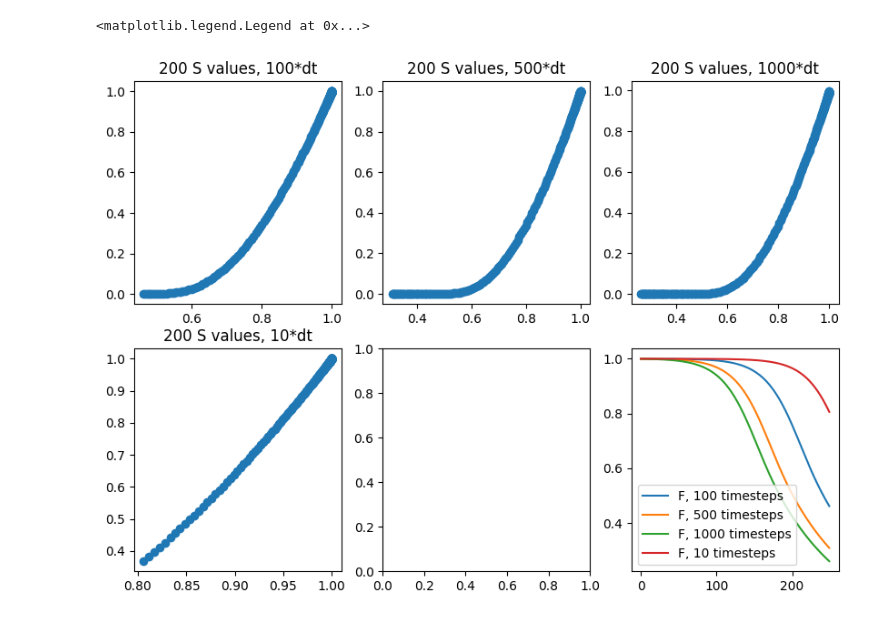
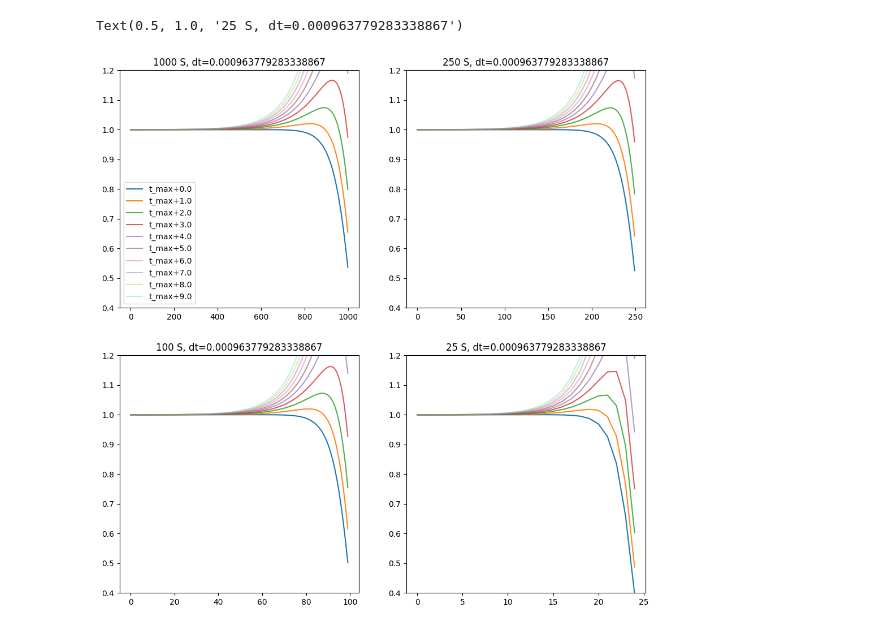
Before and after one commit to advil4rent/frasier, a Jupyter notebook: PDE.ipynb, the cells around one changed output. Drawn from its saved outputs; the diff is of its cells as text; code cells hidden in the pictures.

```diff
--- a/PDE.ipynb
+++ b/PDE.ipynb
@@ -155,7 +117,0 @@ ax[1,2].hist(P4, density = True, histtype = 'barstacked')#, alpha = 0.2)
-# %%
-F_test = np.exp(-S*t_max)
-plt.plot(F_test, label="decayed F")
-for t in T:
-    F_test = updateP(P = F_test, S = S, c =c, dt=dt)
-plt.plot(F_test, label="updated P")
-plt.legend()
@@ -165,9 +117,0 @@ plt.legend()
-# %%
-F_test = np.full([len(S)],1)
-for t in range(2):
-    F_test = updateF(F=F_test, S=S, c=c, dt=dt)
-plt.plot(F_test, label="F_decayed")
-F_alt = np.exp(-S*dt*2)
-for t in range(2):
-    F_test = updateP(P=F_test, S=S, c=c, dt=dt)
-plt.plot(F_test, label="P updated")
@@ -200,18 +118,40 @@ TypeError: updateFn() missing 1 required positional argument: 'c'
-# %%
-fig,ax = plt.subplots(2,3, figsize=(10,7))
-ax[0,0].scatter(F2_T, np.exp(-100*dt*S2))
-ax[0,1].scatter(F2_T2, np.exp(-500*dt*S2))
-ax[0,2].scatter(F2_T5, np.exp(-1000*dt*S2))
-ax[1,2].plot(F2_T, label="F, 100 timesteps")
-ax[1,2].plot(F2_T2 , label="F, 500 timesteps")
-ax[1,2].plot(F2_T5, label="F, 1000 timesteps")
-ax[1,2].plot(F2_T3, label="F, 10 timesteps")
-ax[0,0].set_title("200 S values, 100*dt")
-ax[0,1].set_title("200 S values, 500*dt")
-ax[0,2].set_title("200 S values, 1000*dt")
-ax[1,0].scatter(F2_T3, np.exp(-10*dt*S2))
-ax[1,0].set_title("200 S values, 10*dt")
-ax[1,2].legend()
-# %% [output]
-<matplotlib.legend.Legend at 0x...>
-[figure, removed]
+# %%
+#test P update past t_max at dt = dt/5
+fig, ax = plt.subplots(2,2, figsize = (12,12))
+ax[0,0].set_ylim(0.4,1.2)
+ax[0,1].set_ylim(0.4,1.2)
+ax[1,0].set_ylim(0.4,1.2)
+ax[1,1].set_ylim(0.4,1.2)
+P=F
+P1 = F1
+P2 = F2
+P3 = F3
+P4 = F4
+dt = delt_frac / S[-1] / 5
+T = np.arange(0,t_max,dt)
+for t in T:
+    P = updateP(P=P,S=S,c=c,dt=dt)
+    P1 = updateP(P=P1, S=S1,c=c1, dt=dt)
+    P2 = updateP(P=P2, S=S2,c=c2, dt=dt)
+    P3 = updateP(P=P3, S=S3,c=c3, dt=dt)
+    P4 = updateP(P=P4, S=S4,c=c4, dt=dt)
+for t in range(10*2*5):
+    P = updateP(P=P, S=S, c=c, dt=dt)
+    P2 = updateP(P=P2, S=S2, c=c2, dt=dt)
+    P3 = updateP(P=P3, S=S3, c=c3, dt=dt)
+    P4 = updateP(P=P4, S=S4, c=c4, dt=dt)
+    if t%10 == 0:
+        alpha = 0.2+0.08*(10-t//10)
+        ax[0,0].plot(P , alpha=alpha,label = ("t_max+%s" %(t/10)))
+        ax[0,1].plot(P2 ,alpha=alpha,label = ("t_max+%s" %(t/10)))
+        ax[1,0].plot(P3 ,alpha=alpha,label = ("t_max+%s" %(t/10)))
+        ax[1,1].plot(P4 ,alpha=alpha,label = ("t_max+%s" %(t/10)))
+
+ax[0,0].legend()
+ax[0,0].set_title("1000 S, dt=%s" %(dt))
+ax[0,1].set_title("250 S, dt=%s" %(dt))
+ax[1,0].set_title("100 S, dt=%s" %(dt))
+ax[1,1].set_title("25 S, dt=%s" %(dt))
+# %% [output]
+Text(0.5, 1.0, '25 S, dt=0.000963779283338867')
+[figure, added]
```
Also changed, not shown: parts of 16 cells of this notebook, 1 other file.
